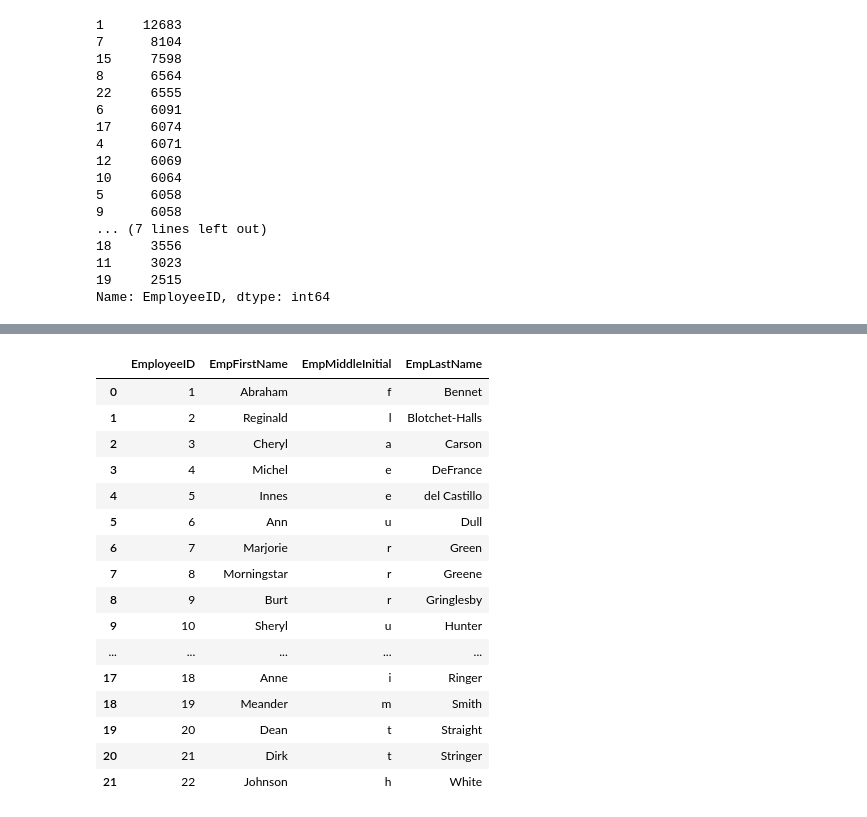
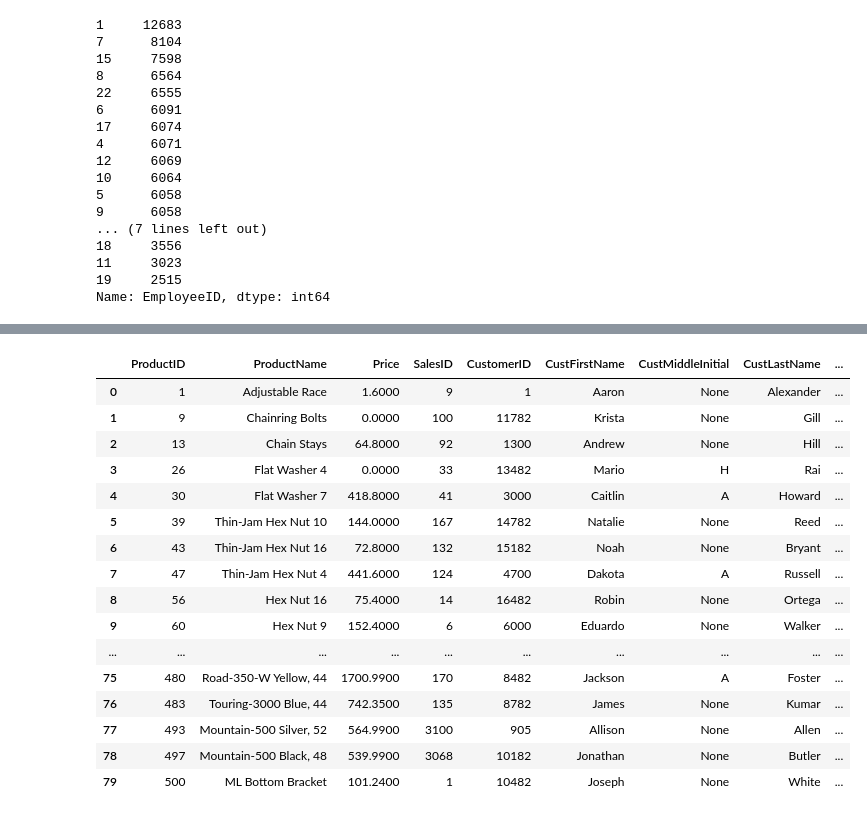
Before and after one commit to vinayak-parab/Data_Management_ETL, a Jupyter notebook: DM_ETL.ipynb, the cells around one changed output, grey strips where cells are left out. Drawn from its saved outputs; the diff is of its cells as text; code cells hidden in the pictures.

```diff
--- a/DM_ETL.ipynb
+++ b/DM_ETL.ipynb
@@ -355,0 +403,4 @@ tmpcstdf
+# %%
+tmpproddf = df.groupby(['ProductID','ProductName','Price'])
+# %%
+tmpproddf = tmpproddf.first()
@@ -356,2 +428,2 @@ tmpcstdf
 # %%
-tmpcstdf.reset_index(inplace=True)
+tmpproddf.reset_index(inplace=True)
@@ -360,20 +430,20 @@ cstdf = tmpcstdf[['EmployeeID','EmpFirstName','EmpMiddleInitial','EmpLastName']]
-# %%
-cstdf
-# %% [output]
-|  | EmployeeID | EmpFirstName | EmpMiddleInitial | EmpLastName |
-| 0 | 1 | Abraham | f | Bennet |
-| 1 | 2 | Reginald | l | Blotchet-Halls |
-| 2 | 3 | Cheryl | a | Carson |
-| 3 | 4 | Michel | e | DeFrance |
-| 4 | 5 | Innes | e | del Castillo |
-| 5 | 6 | Ann | u | Dull |
-| 6 | 7 | Marjorie | r | Green |
-| 7 | 8 | Morningstar | r | Greene |
-| 8 | 9 | Burt | r | Gringlesby |
-| 9 | 10 | Sheryl | u | Hunter |
-| ... | ... | ... | ... | ... |
-| 17 | 18 | Anne | i | Ringer |
-| 18 | 19 | Meander | m | Smith |
-| 19 | 20 | Dean | t | Straight |
-| 20 | 21 | Dirk | t | Stringer |
-| 21 | 22 | Johnson | h | White |
+# %%
+tmpproddf
+# %% [output]
+|  | ProductID | ProductName | Price | SalesID | CustomerID | CustFirstName | CustMiddleInitial | CustLastName | ... |
+| 0 | 1 | Adjustable Race | 1.6000 | 9 | 1 | Aaron | None | Alexander | ... |
+| 1 | 9 | Chainring Bolts | 0.0000 | 100 | 11782 | Krista | None | Gill | ... |
+| 2 | 13 | Chain Stays | 64.8000 | 92 | 1300 | Andrew | None | Hill | ... |
+| 3 | 26 | Flat Washer 4 | 0.0000 | 33 | 13482 | Mario | H | Rai | ... |
+| 4 | 30 | Flat Washer 7 | 418.8000 | 41 | 3000 | Caitlin | A | Howard | ... |
+| 5 | 39 | Thin-Jam Hex Nut 10 | 144.0000 | 167 | 14782 | Natalie | None | Reed | ... |
+| 6 | 43 | Thin-Jam Hex Nut 16 | 72.8000 | 132 | 15182 | Noah | None | Bryant | ... |
+| 7 | 47 | Thin-Jam Hex Nut 4 | 441.6000 | 124 | 4700 | Dakota | A | Russell | ... |
+| 8 | 56 | Hex Nut 16 | 75.4000 | 14 | 16482 | Robin | None | Ortega | ... |
+| 9 | 60 | Hex Nut 9 | 152.4000 | 6 | 6000 | Eduardo | None | Walker | ... |
+| ... | ... | ... | ... | ... | ... | ... | ... | ... | ... |
+| 75 | 480 | Road-350-W Yellow, 44 | 1700.9900 | 170 | 8482 | Jackson | A | Foster | ... |
+| 76 | 483 | Touring-3000 Blue, 44 | 742.3500 | 135 | 8782 | James | None | Kumar | ... |
+| 77 | 493 | Mountain-500 Silver, 52 | 564.9900 | 3100 | 905 | Allison | None | Allen | ... |
+| 78 | 497 | Mountain-500 Black, 48 | 539.9900 | 3068 | 10182 | Jonathan | None | Butler | ... |
+| 79 | 500 | ML Bottom Bracket | 101.2400 | 1 | 10482 | Joseph | None | White | ... |
```
Also changed, not shown: parts of 59 cells of this notebook.
